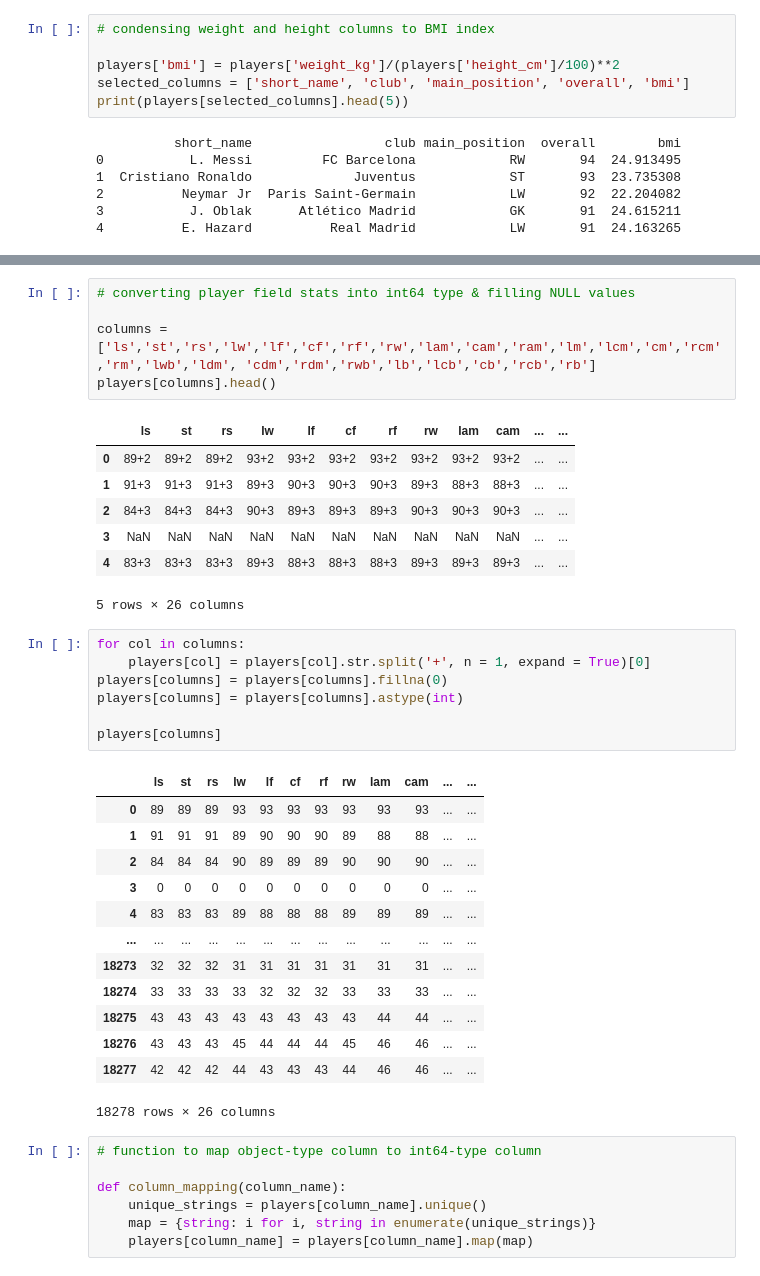
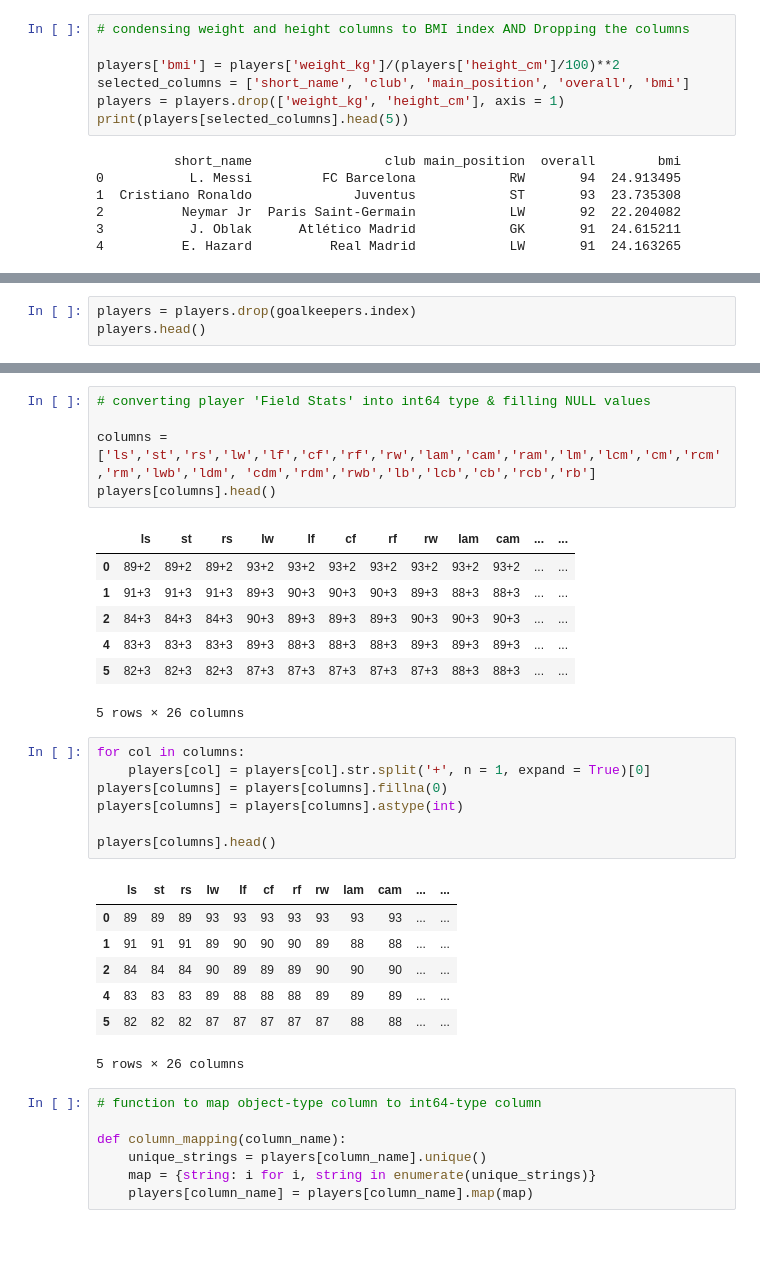
Before and after one commit to sidWrld/FootballPrediction, a Jupyter notebook: footpred.ipynb, the cells around one changed output, grey strips where cells are left out. Drawn from its saved outputs; the diff is of its cells as text; blank space fills up the shorter version.

Commit message:
seperated goalkeepers from players

```diff
--- a/footpred.ipynb
+++ b/footpred.ipynb
@@ -80,10 +54,11 @@ print(players[selected_columns].head(5))
 3           J. Oblak      Atlético Madrid            GK       91
 4          E. Hazard          Real Madrid            LW       91
 # %%
-# condensing weight and height columns to BMI index
+# condensing weight and height columns to BMI index AND Dropping the columns
 
 players['bmi'] = players['weight_kg']/(players['height_cm']/100)**2
 selected_columns = ['short_name', 'club', 'main_position', 'overall', 'bmi']
+players = players.drop(['weight_kg', 'height_cm'], axis = 1)
 print(players[selected_columns].head(5))
 # %% [output]
           short_name                 club main_position  overall        bmi
@@ -96,0 +81,3 @@ goalkeepers = players.loc[players['main_position'] == 'GK'] #Not to run
+# %%
+players = players.drop(goalkeepers.index)
+players.head()
@@ -97,5 +92,5 @@ goalkeepers = players.loc[players['main_position'] == 'GK'] #Not to run
 # %%
-# converting player field stats into int64 type & filling NULL values
+# converting player 'Field Stats' into int64 type & filling NULL values
 
 columns = ['ls','st','rs','lw','lf','cf','rf','rw','lam','cam','ram','lm','lcm','cm','rcm','rm','lwb','ldm', 'cdm','rdm','rwb','lb','lcb','cb','rcb','rb']
 players[columns].head()
@@ -104,30 +99,24 @@ players[columns].head()
 | 0 | 89+2 | 89+2 | 89+2 | 93+2 | 93+2 | 93+2 | 93+2 | 93+2 | 93+2 | 93+2 | ... | ... |
 | 1 | 91+3 | 91+3 | 91+3 | 89+3 | 90+3 | 90+3 | 90+3 | 89+3 | 88+3 | 88+3 | ... | ... |
 | 2 | 84+3 | 84+3 | 84+3 | 90+3 | 89+3 | 89+3 | 89+3 | 90+3 | 90+3 | 90+3 | ... | ... |
-| 3 | NaN | NaN | NaN | NaN | NaN | NaN | NaN | NaN | NaN | NaN | ... | ... |
 | 4 | 83+3 | 83+3 | 83+3 | 89+3 | 88+3 | 88+3 | 88+3 | 89+3 | 89+3 | 89+3 | ... | ... |
+| 5 | 82+3 | 82+3 | 82+3 | 87+3 | 87+3 | 87+3 | 87+3 | 87+3 | 88+3 | 88+3 | ... | ... |
 5 rows × 26 columns
 # %%
 for col in columns:
     players[col] = players[col].str.split('+', n = 1, expand = True)[0]
 players[columns] = players[columns].fillna(0)
 players[columns] = players[columns].astype(int)
 
-players[columns]
+players[columns].head()
 # %% [output]
 |  | ls | st | rs | lw | lf | cf | rf | rw | lam | cam | ... | ... |
 | 0 | 89 | 89 | 89 | 93 | 93 | 93 | 93 | 93 | 93 | 93 | ... | ... |
 | 1 | 91 | 91 | 91 | 89 | 90 | 90 | 90 | 89 | 88 | 88 | ... | ... |
 | 2 | 84 | 84 | 84 | 90 | 89 | 89 | 89 | 90 | 90 | 90 | ... | ... |
-| 3 | 0 | 0 | 0 | 0 | 0 | 0 | 0 | 0 | 0 | 0 | ... | ... |
 | 4 | 83 | 83 | 83 | 89 | 88 | 88 | 88 | 89 | 89 | 89 | ... | ... |
-| ... | ... | ... | ... | ... | ... | ... | ... | ... | ... | ... | ... | ... |
-| 18273 | 32 | 32 | 32 | 31 | 31 | 31 | 31 | 31 | 31 | 31 | ... | ... |
-| 18274 | 33 | 33 | 33 | 33 | 32 | 32 | 32 | 33 | 33 | 33 | ... | ... |
-| 18275 | 43 | 43 | 43 | 43 | 43 | 43 | 43 | 43 | 44 | 44 | ... | ... |
-| 18276 | 43 | 43 | 43 | 45 | 44 | 44 | 44 | 45 | 46 | 46 | ... | ... |
-| 18277 | 42 | 42 | 42 | 44 | 43 | 43 | 43 | 44 | 46 | 46 | ... | ... |
+| 5 | 82 | 82 | 82 | 87 | 87 | 87 | 87 | 87 | 88 | 88 | ... | ... |
-18278 rows × 26 columns
+5 rows × 26 columns
 # %%
 # function to map object-type column to int64-type column
 
```
Also changed, not shown: parts of 10 cells of this notebook.
